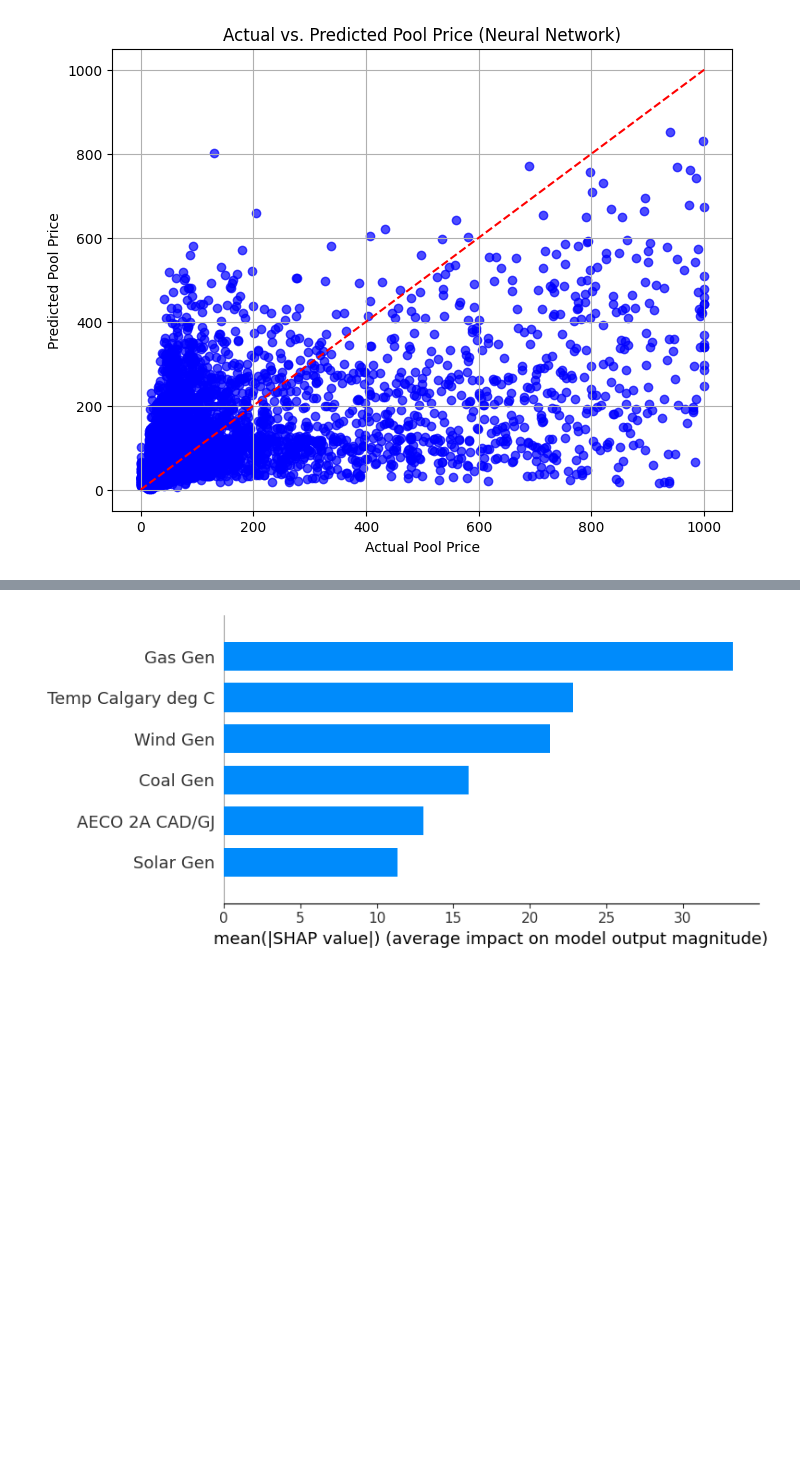
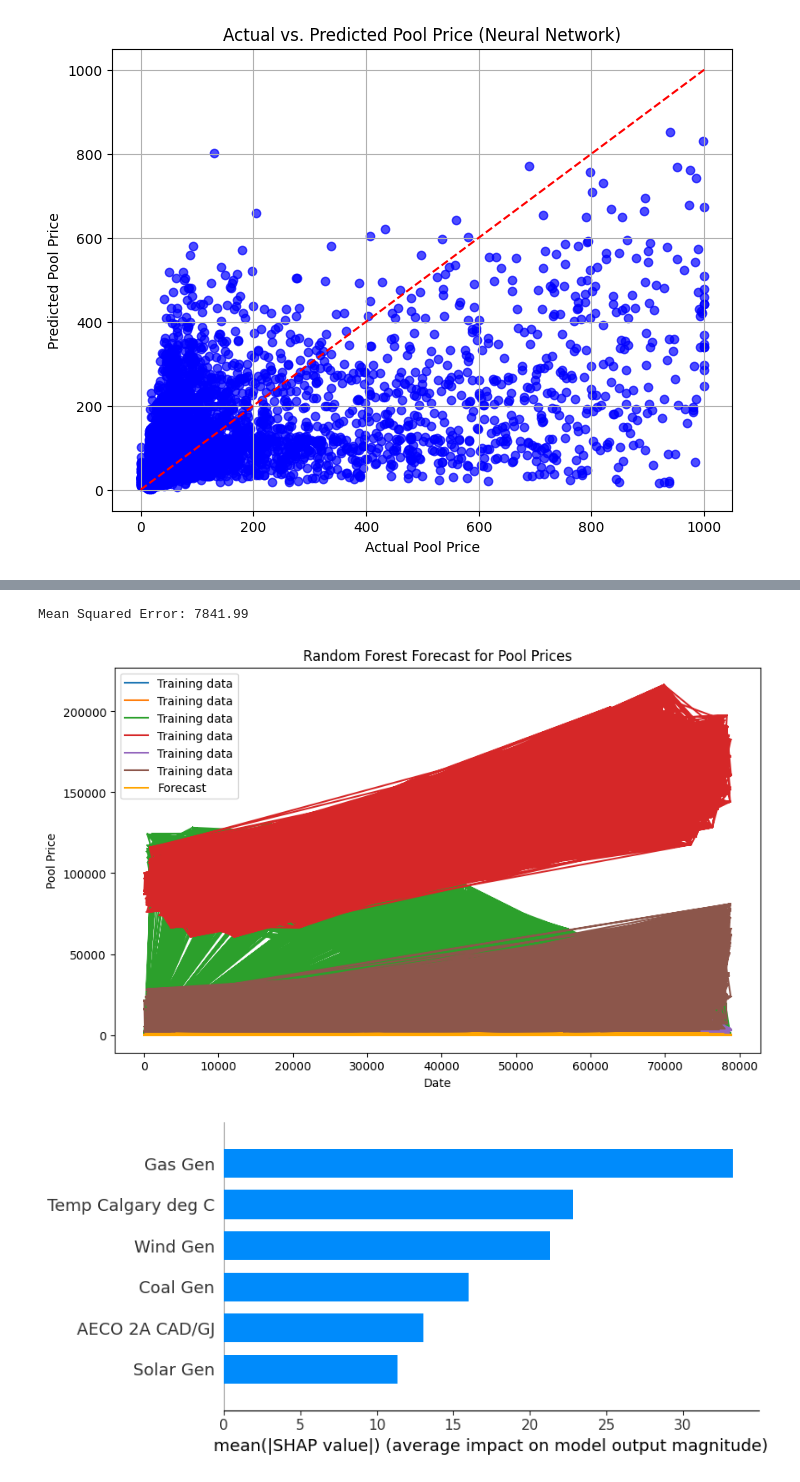
Before and after one commit to gaoqian310/utility_price_forecast, a Jupyter notebook: explortory_analysis_v4.ipynb, the cells around one changed output, grey strips where cells are left out. Saved outputs shown, nothing was run; the diff lists cells and outputs as text; code cells hidden in the pictures; blank space fills up the shorter version.

Commit message:
update models

```diff
--- a/explortory_analysis_v4.ipynb
+++ b/explortory_analysis_v4.ipynb
@@ -432,3 +456,45 @@ You can try to debug the error by setting error_score='raise'.
+# %%
+import pandas as pd
+import numpy as np
+import matplotlib.pyplot as plt
+from sklearn.ensemble import RandomForestRegressor
+from sklearn.metrics import mean_squared_error
+
+# Replace NaN values with zeros in production data
+data = data.fillna(0)
+
+# Preparing the data for modeling
+X = data[['Temp Calgary deg C', 'AECO 2A CAD/GJ', 'Coal Gen', 'Gas Gen', 'Solar Gen', 'Wind Gen']]  # independent variables
+y = data['AESO Pool Price CAD/MWh']  # dependent variable
+
+# Split data into train and test sets
+X_train, X_test, y_train, y_test = train_test_split(X, y, test_size=0.2, random_state=402)
+
+# Initialize the Random Forest model
+model = RandomForestRegressor(n_estimators=100, random_state=42)
+
+# Fit the model to the training data
+model.fit(X_train, y_train)
+
+# Forecast future prices
+forecast = model.predict(X_test)
+
+# Evaluate the model (e.g., using mean squared error)
+mse = mean_squared_error(y_test, forecast)
+print(f"Mean Squared Error: {mse:.2f}")
+
+# Plot the forecast
+plt.figure(figsize=(10, 6))
+plt.plot(X_train, label='Training data')
+plt.plot(X_test.index, forecast, label='Forecast', color='orange')
+plt.xlabel('Date')
+plt.ylabel('Pool Price')
+plt.title('Random Forest Forecast for Pool Prices')
+plt.legend()
+plt.show()
+# %% [output]
+Mean Squared Error: 7841.99
+[figure, added]
 # %%
 import xgboost as xgb
 import shap
```
Also changed, not shown: parts of 3 cells of this notebook.
